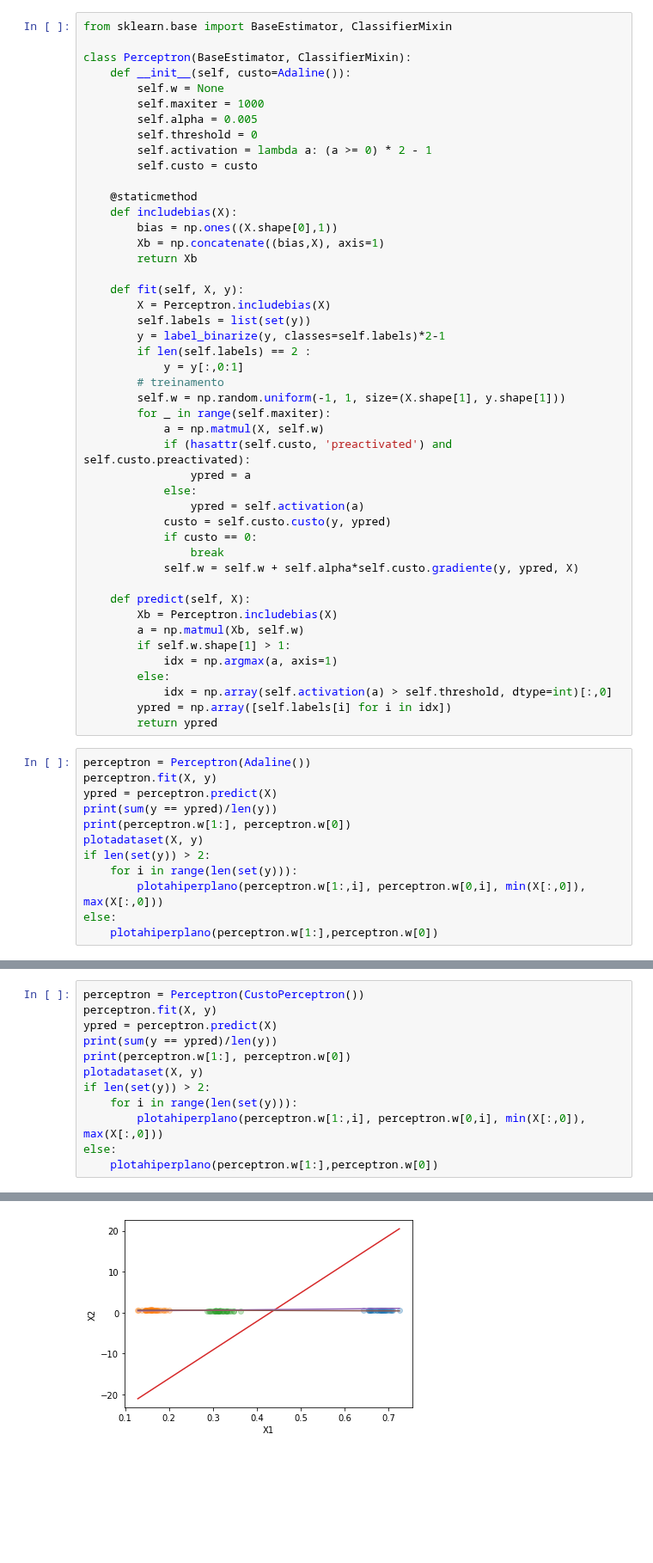
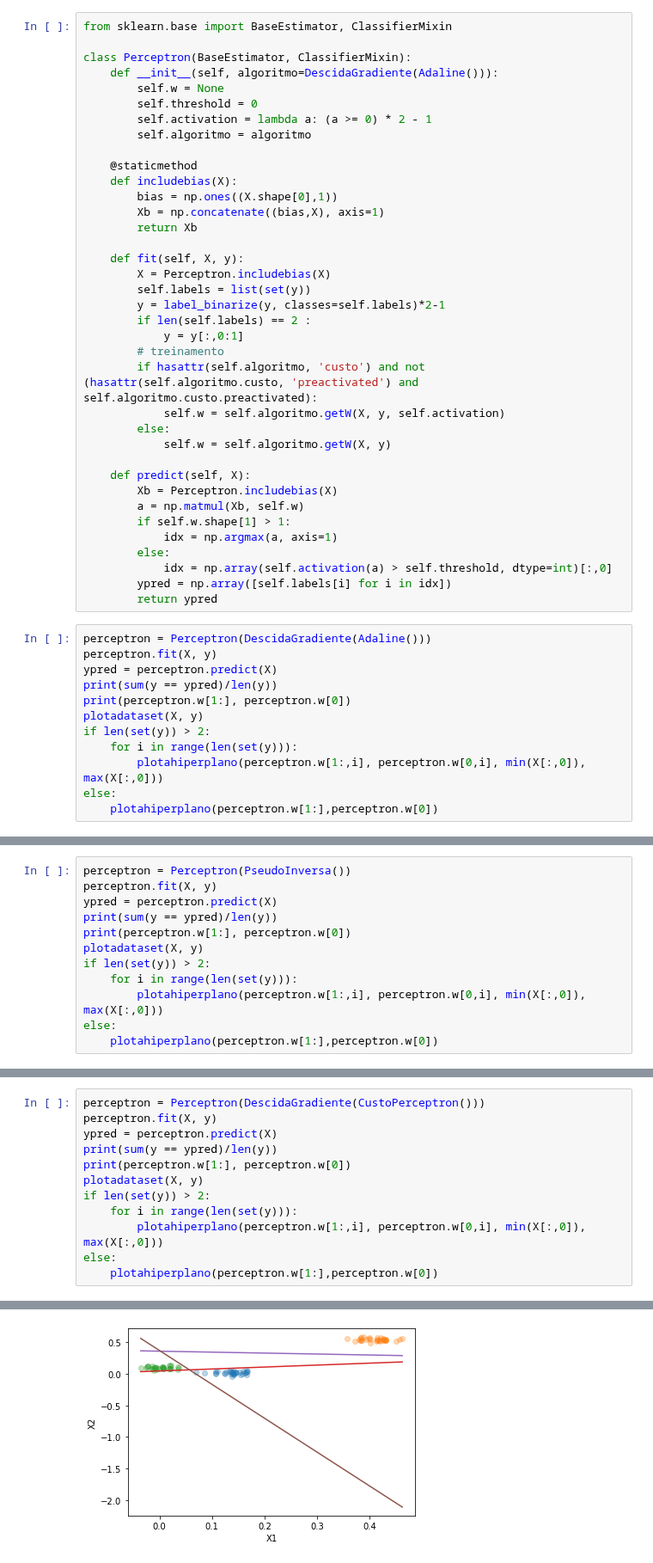
Before and after one commit to fboldt/aulasann, a Jupyter notebook: pinv.ipynb, the cells around one changed output, grey strips where cells are left out. Shown at 86% size. Drawn from its saved outputs; the diff is of its cells as text; blank space fills up the shorter version.

Commit message:
pseudo inversa

```diff
--- a/pinv.ipynb
+++ b/pinv.ipynb
@@ -58,13 +84,11 @@ class Adaline():
 from sklearn.base import BaseEstimator, ClassifierMixin
 
 class Perceptron(BaseEstimator, ClassifierMixin):
-    def __init__(self, custo=Adaline()):
+    def __init__(self, algoritmo=DescidaGradiente(Adaline())):
         self.w = None
-        self.maxiter = 1000
-        self.alpha = 0.005
         self.threshold = 0
         self.activation = lambda a: (a >= 0) * 2 - 1
-        self.custo = custo
+        self.algoritmo = algoritmo
 
     @staticmethod
     def includebias(X):
@@ -79,17 +103,10 @@ class Perceptron(BaseEstimator, ClassifierMixin):
         if len(self.labels) == 2 :
             y = y[:,0:1]
         # treinamento
-        self.w = np.random.uniform(-1, 1, size=(X.shape[1], y.shape[1]))
-        for _ in range(self.maxiter):
-            a = np.matmul(X, self.w)
-            if (hasattr(self.custo, 'preactivated') and self.custo.preactivated):
-                ypred = a
-            else:
-                ypred = self.activation(a)
-            custo = self.custo.custo(y, ypred)
-            if custo == 0:
-                break
-            self.w = self.w + self.alpha*self.custo.gradiente(y, ypred, X)
+        if hasattr(self.algoritmo, 'custo') and not (hasattr(self.algoritmo.custo, 'preactivated') and self.algoritmo.custo.preactivated):
+            self.w = self.algoritmo.getW(X, y, self.activation)
+        else:
+            self.w = self.algoritmo.getW(X, y)
 
     def predict(self, X):
         Xb = Perceptron.includebias(X)
@@ -101,7 +118,7 @@ class Perceptron(BaseEstimator, ClassifierMixin):
         ypred = np.array([self.labels[i] for i in idx])
         return ypred
 # %%
-perceptron = Perceptron(Adaline())
+perceptron = Perceptron(DescidaGradiente(Adaline()))
 perceptron.fit(X, y)
 ypred = perceptron.predict(X)
 print(sum(y == ypred)/len(y))
@@ -119,0 +137,12 @@ else:
+# %%
+perceptron = Perceptron(PseudoInversa())
+perceptron.fit(X, y)
+ypred = perceptron.predict(X)
+print(sum(y == ypred)/len(y))
+print(perceptron.w[1:], perceptron.w[0])
+plotadataset(X, y)
+if len(set(y)) > 2:
+    for i in range(len(set(y))):
+        plotahiperplano(perceptron.w[1:,i], perceptron.w[0,i], min(X[:,0]), max(X[:,0]))
+else:
+    plotahiperplano(perceptron.w[1:],perceptron.w[0])
@@ -120,5 +154,5 @@ else:
 # %%
-perceptron = Perceptron(CustoPerceptron())
+perceptron = Perceptron(DescidaGradiente(CustoPerceptron()))
 perceptron.fit(X, y)
 ypred = perceptron.predict(X)
 print(sum(y == ypred)/len(y))
@@ -136 +170 @@ else:
-[figure, old version]
+[figure, new version]
```
Also changed, not shown: parts of 6 cells of this notebook.
